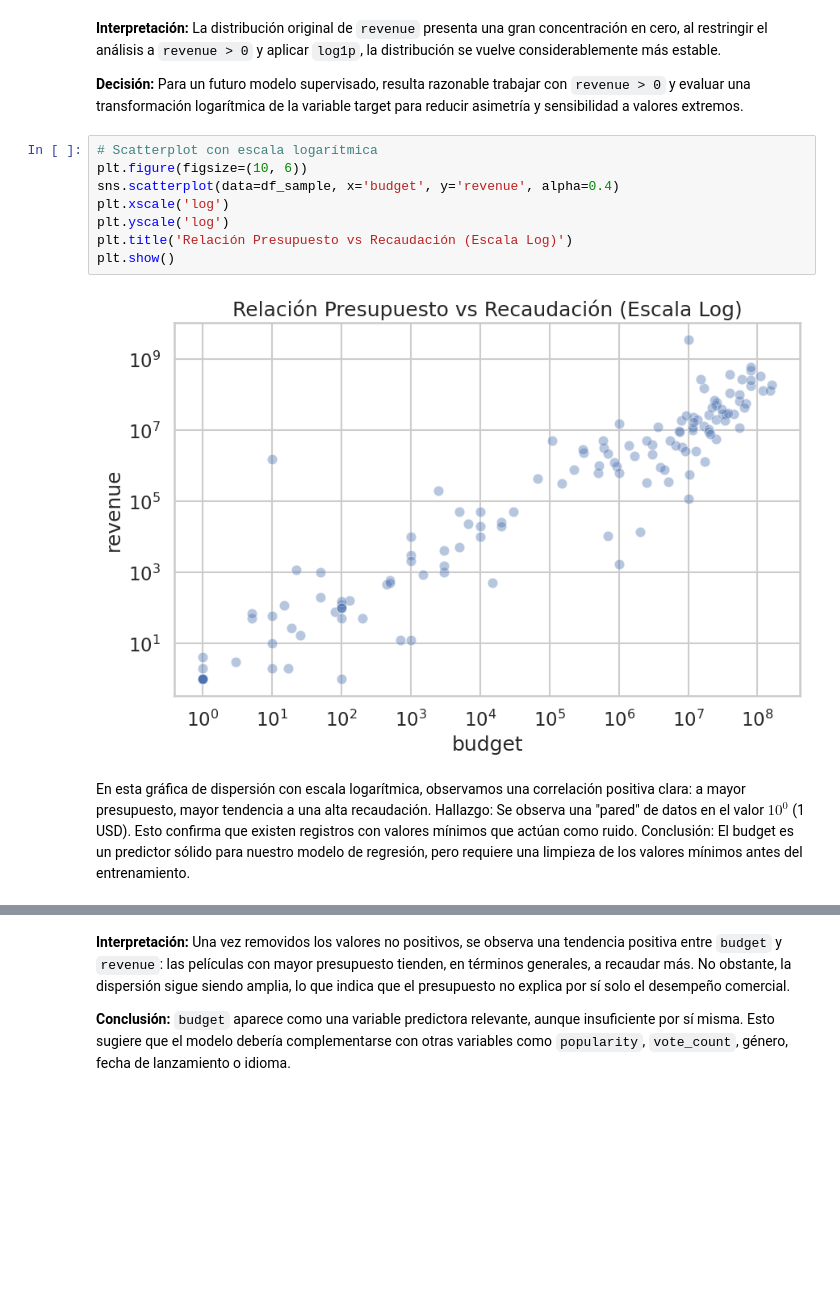
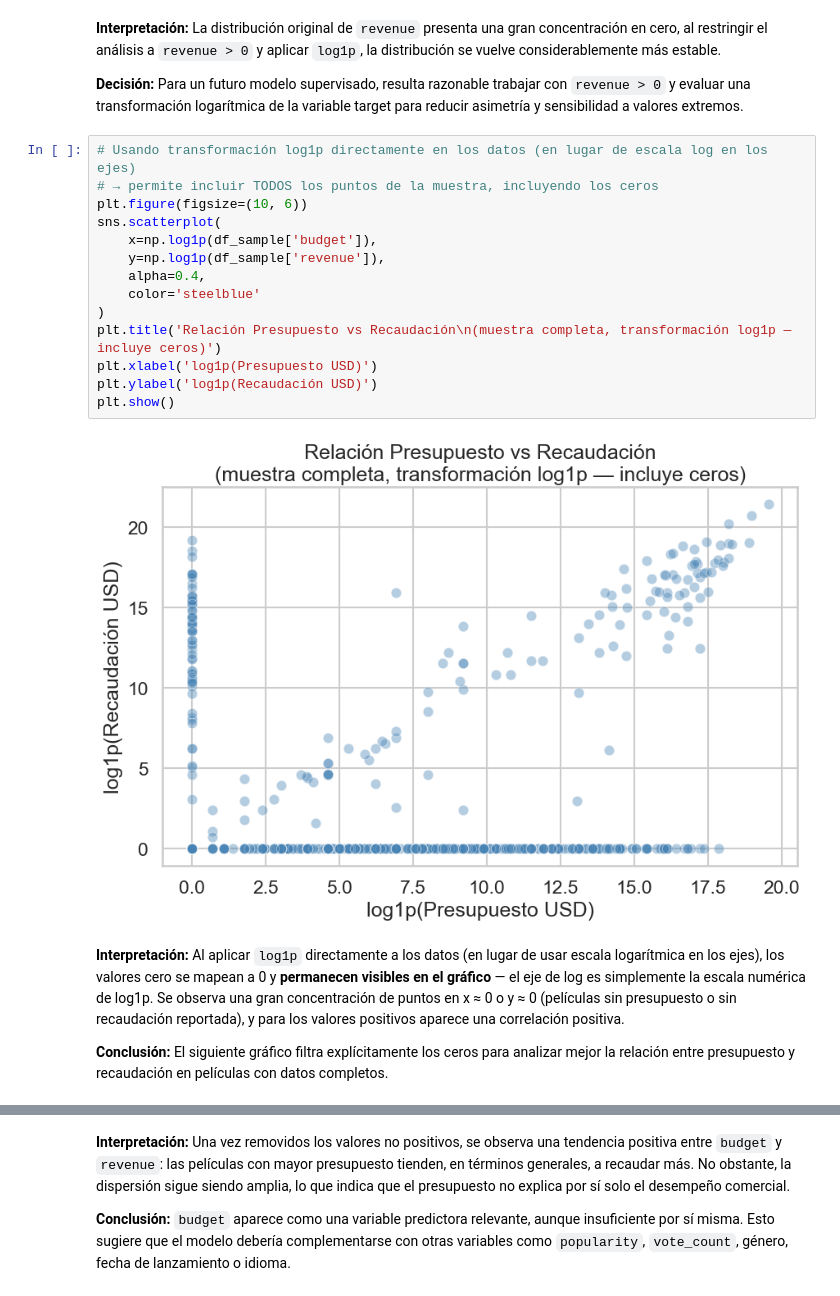
Before and after one commit to jbmild/ceia-add, a Jupyter notebook: tp_final.ipynb, the cells around one changed output, grey strips where cells are left out. Saved outputs shown, nothing was run; the diff lists cells and outputs as text; blank space fills up the shorter version.

```diff
--- a/tp_final.ipynb
+++ b/tp_final.ipynb
@@ -725,19 +735,25 @@ plt.show()
 
 **Decisión:** Para un futuro modelo supervisado, resulta razonable trabajar con `revenue > 0` y evaluar una transformación logarítmica de la variable target para reducir asimetría y sensibilidad a valores extremos.
 # %%
-# Scatterplot con escala logarítmica
+# Usando transformación log1p directamente en los datos (en lugar de escala log en los ejes)
+# → permite incluir TODOS los puntos de la muestra, incluyendo los ceros
 plt.figure(figsize=(10, 6))
-sns.scatterplot(data=df_sample, x='budget', y='revenue', alpha=0.4)
-plt.xscale('log')
-plt.yscale('log')
-plt.title('Relación Presupuesto vs Recaudación (Escala Log)')
+sns.scatterplot(
+    x=np.log1p(df_sample['budget']),
+    y=np.log1p(df_sample['revenue']),
+    alpha=0.4,
+    color='steelblue'
+)
+plt.title('Relación Presupuesto vs Recaudación\n(muestra completa, transformación log1p — incluye ceros)')
+plt.xlabel('log1p(Presupuesto USD)')
+plt.ylabel('log1p(Recaudación USD)')
 plt.show()
 # %% [output]
-[figure, old version]
+[figure, new version]
 # %% [markdown]
-En esta gráfica de dispersión con escala logarítmica, observamos una correlación positiva clara: a mayor presupuesto, mayor tendencia a una alta recaudación.
-Hallazgo: Se observa una "pared" de datos en el valor $10^0$ (1 USD). Esto confirma que existen registros con valores mínimos que actúan como ruido.
-Conclusión: El budget es un predictor sólido para nuestro modelo de regresión, pero requiere una limpieza de los valores mínimos antes del entrenamiento.
+**Interpretación:** Al aplicar `log1p` directamente a los datos (en lugar de usar escala logarítmica en los ejes), los valores cero se mapean a 0 y **permanecen visibles en el gráfico** — el eje de log es simplemente la escala numérica de log1p. Se observa una gran concentración de puntos en x ≈ 0 o y ≈ 0 (películas sin presupuesto o sin recaudación reportada), y para los valores positivos aparece una correlación positiva.
+
+**Conclusión:** El siguiente gráfico filtra explícitamente los ceros para analizar mejor la relación entre presupuesto y recaudación en películas con datos completos.
 # %%
 df_scatter = df[(df['budget'] > 0) & (df['revenue'] > 0)].copy()
 n_scatter = min(10000, len(df_scatter))
```
Also changed, not shown: parts of 54 cells of this notebook.
